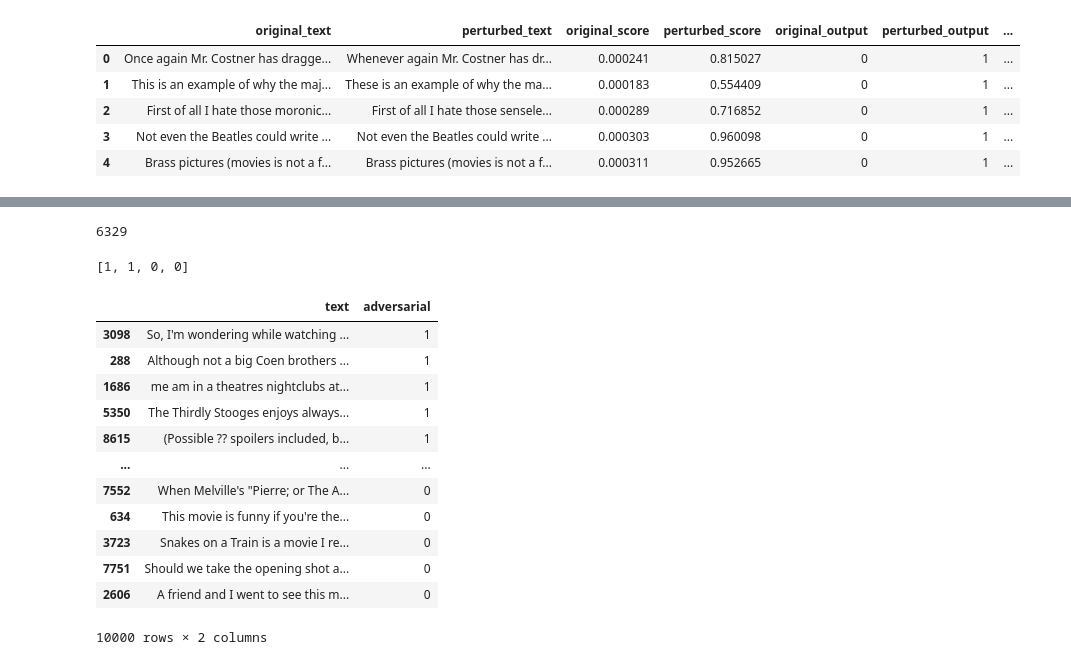
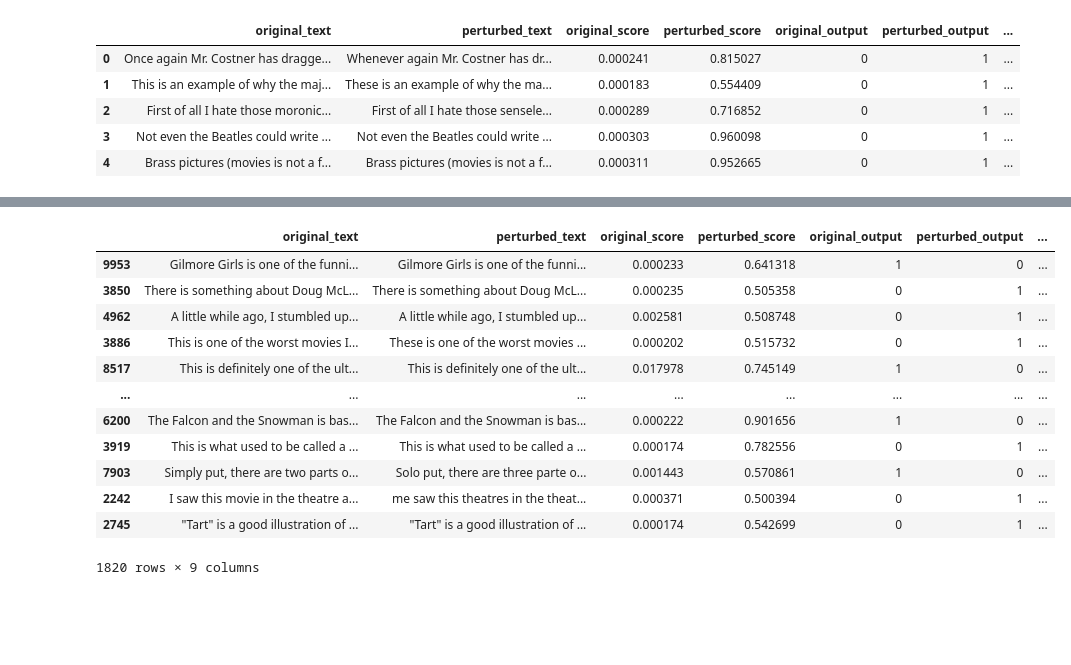
Before and after one commit to VincentNg5/NLP_project, a Jupyter notebook: imdb_bert_train_test_split.ipynb, the cells around one changed output, grey strips where cells are left out. Saved outputs shown, nothing was run; the diff lists cells and outputs as text; code cells hidden in the pictures; blank space fills up the shorter version.

Commit message:
modifying test set generation

```diff
--- a/imdb_bert_train_test_split.ipynb
+++ b/imdb_bert_train_test_split.ipynb
@@ -139,28 +140,0 @@ Length: 10000, dtype: object
-# %%
-length_test = text_test.str.len()
-length_test.max()
-# %% [output]
-6329
-# %%
-adv_series = [1 if i<n_adv else 0 for i in range(n_test)]
-adv_series[1998:2002]
-# %% [output]
-[1, 1, 0, 0]
-# %%
-dict_test = {'text': text_test, 'adversarial': adv_series}
-df_test = pd.DataFrame(dict_test)
-df_test
-# %% [output]
-|  | text | adversarial |
-| 3098 | So, I'm wondering while watching ... | 1 |
-| 288 | Although not a big Coen brothers ... | 1 |
-| 1686 | me am in a theatres nightclubs at... | 1 |
-| 5350 | The Thirdly Stooges enjoys always... | 1 |
-| 8615 | (Possible ?? spoilers included, b... | 1 |
-| ... | ... | ... |
-| 7552 | When Melville's "Pierre; or The A... | 0 |
-| 634 | This movie is funny if you're the... | 0 |
-| 3723 | Snakes on a Train is a movie I re... | 0 |
-| 7751 | Should we take the opening shot a... | 0 |
-| 2606 | A friend and I went to see this m... | 0 |
-10000 rows × 2 columns
@@ -168,0 +141,33 @@ df_test.to_pickle("pickle/imdb_bert_test_textfooler.pickle")
+# %%
+# Scenario 1
+
+np.random.seed(1)
+indices = np.random.permutation(n_test)
+n_max_adv = 2000
+indices_adv = indices[:n_max_adv]
+indices_clean = indices[n_max_adv:]
+df_adv = df.loc[indices_adv,:]
+
+mask_1 = df_adv['result_type']=='Successful' # Select only successful attacks
+mask_2 = df_adv['original_output'] == df_adv['ground_truth_output'] # Select only correctly classified examples
+df_adv = df_adv[mask_1 & mask_2]
+n_adv = len(df_adv) # Number of attack samples
+
+indices_clean_samples = np.random.choice(indices_clean, n_adv)
+df_clean = df.loc[indices_clean_samples,:]
+# %%
+df_adv
+# %% [output]
+|  | original_text | perturbed_text | original_score | perturbed_score | original_output | perturbed_output | ... |
+| 9953 | Gilmore Girls is one of the funni... | Gilmore Girls is one of the funni... | 0.000233 | 0.641318 | 1 | 0 | ... |
+| 3850 | There is something about Doug McL... | There is something about Doug McL... | 0.000235 | 0.505358 | 0 | 1 | ... |
+| 4962 | A little while ago, I stumbled up... | A little while ago, I stumbled up... | 0.002581 | 0.508748 | 0 | 1 | ... |
+| 3886 | This is one of the worst movies I... | These is one of the worst movies ... | 0.000202 | 0.515732 | 0 | 1 | ... |
+| 8517 | This is definitely one of the ult... | This is definitely one of the ult... | 0.017978 | 0.745149 | 1 | 0 | ... |
+| ... | ... | ... | ... | ... | ... | ... | ... |
+| 6200 | The Falcon and the Snowman is bas... | The Falcon and the Snowman is bas... | 0.000222 | 0.901656 | 1 | 0 | ... |
+| 3919 | This is what used to be called a ... | This is what used to be called a ... | 0.000174 | 0.782556 | 0 | 1 | ... |
+| 7903 | Simply put, there are two parts o... | Solo put, there are three parte o... | 0.001443 | 0.570861 | 1 | 0 | ... |
+| 2242 | I saw this movie in the theatre a... | me saw this theatres in the theat... | 0.000371 | 0.500394 | 0 | 1 | ... |
+| 2745 | "Tart" is a good illustration of ... | "Tart" is a good illustration of ... | 0.000174 | 0.542699 | 0 | 1 | ... |
+1820 rows × 9 columns
```
Also changed, not shown: parts of 16 cells of this notebook.
